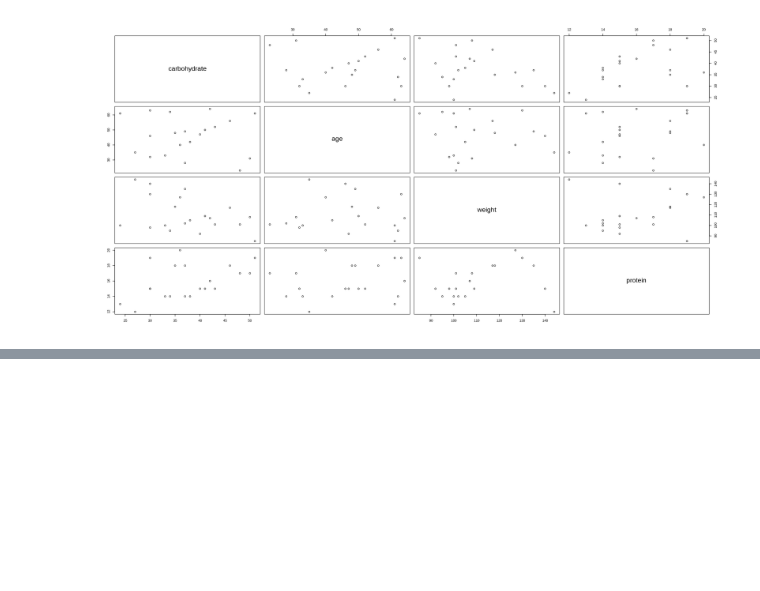
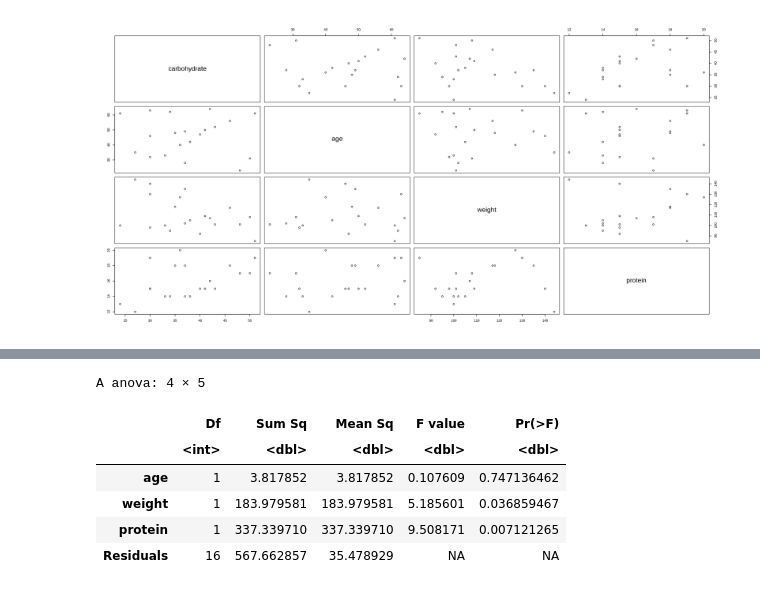
Before and after one commit to benjaminsw/Generalised_Linear_Models, a Jupyter notebook: R_carbohydrate.ipynb, the cells around one changed output, grey strips where cells are left out. Saved outputs shown, nothing was run; the diff lists cells and outputs as text; code cells hidden in the pictures; blank space fills up the shorter version.

```diff
--- a/R_carbohydrate.ipynb
+++ b/R_carbohydrate.ipynb
@@ -26,0 +197,10 @@ pairs(carb)
+# %%
+anova(m1)
+# %% [output]
+A anova: 4 × 5
+|  | Df | Sum Sq | Mean Sq | F value | Pr(>F) |
+|  | <int> | <dbl> | <dbl> | <dbl> | <dbl> |
+| age | 1 | 3.817852 | 3.817852 | 0.107609 | 0.747136462 |
+| weight | 1 | 183.979581 | 183.979581 | 5.185601 | 0.036859467 |
+| protein | 1 | 337.339710 | 337.339710 | 9.508171 | 0.007121265 |
+| Residuals | 16 | 567.662857 | 35.478929 | NA | NA |
```
Also changed, not shown: parts of 36 cells of this notebook.
